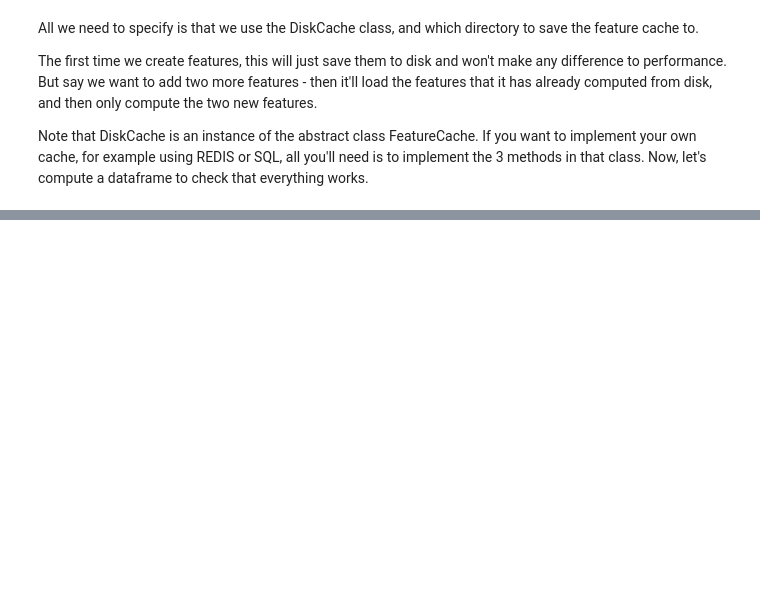
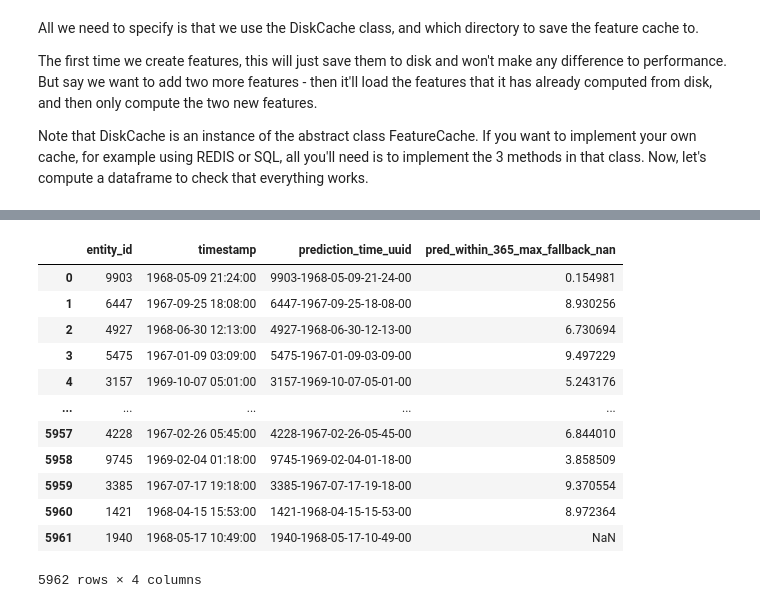
Before and after one commit to Aarhus-Psychiatry-Research/timeseriesflattener, a Jupyter notebook: docs/tutorials/02_advanced.ipynb, the cells around one changed output, grey strips where cells are left out. Drawn from its saved outputs; the diff is of its cells as text; code cells hidden in the pictures; blank space fills up the shorter version.

```diff
--- a/src/tutorials/02_advanced.ipynb
+++ b/docs/tutorials/02_advanced.ipynb
@@ -198,0 +183,19 @@ df
+# %%
+# For displayability, only show one output col
+shortened_col = "pred_X_within_365_max_fallback_nan"
+df = df.rename({"pred_synth_predictor_float_within_365_days_maximum_fallback_nan": shortened_col}, axis=1)
+df[["entity_id", "timestamp", "prediction_time_uuid", shortened_col]]
+# %% [output]
+|  | entity_id | timestamp | prediction_time_uuid | pred_within_365_max_fallback_nan |
+| 0 | 9903 | 1968-05-09 21:24:00 | 9903-1968-05-09-21-24-00 | 0.154981 |
+| 1 | 6447 | 1967-09-25 18:08:00 | 6447-1967-09-25-18-08-00 | 8.930256 |
+| 2 | 4927 | 1968-06-30 12:13:00 | 4927-1968-06-30-12-13-00 | 6.730694 |
+| 3 | 5475 | 1967-01-09 03:09:00 | 5475-1967-01-09-03-09-00 | 9.497229 |
+| 4 | 3157 | 1969-10-07 05:01:00 | 3157-1969-10-07-05-01-00 | 5.243176 |
+| ... | ... | ... | ... | ... |
+| 5957 | 4228 | 1967-02-26 05:45:00 | 4228-1967-02-26-05-45-00 | 6.844010 |
+| 5958 | 9745 | 1969-02-04 01:18:00 | 9745-1969-02-04-01-18-00 | 3.858509 |
+| 5959 | 3385 | 1967-07-17 19:18:00 | 3385-1967-07-17-19-18-00 | 9.370554 |
+| 5960 | 1421 | 1968-04-15 15:53:00 | 1421-1968-04-15-15-53-00 | 8.972364 |
+| 5961 | 1940 | 1968-05-17 10:49:00 | 1940-1968-05-17-10-49-00 | NaN |
+5962 rows × 4 columns
```
Also changed, not shown: parts of 7 cells of this notebook, 9 other files.
